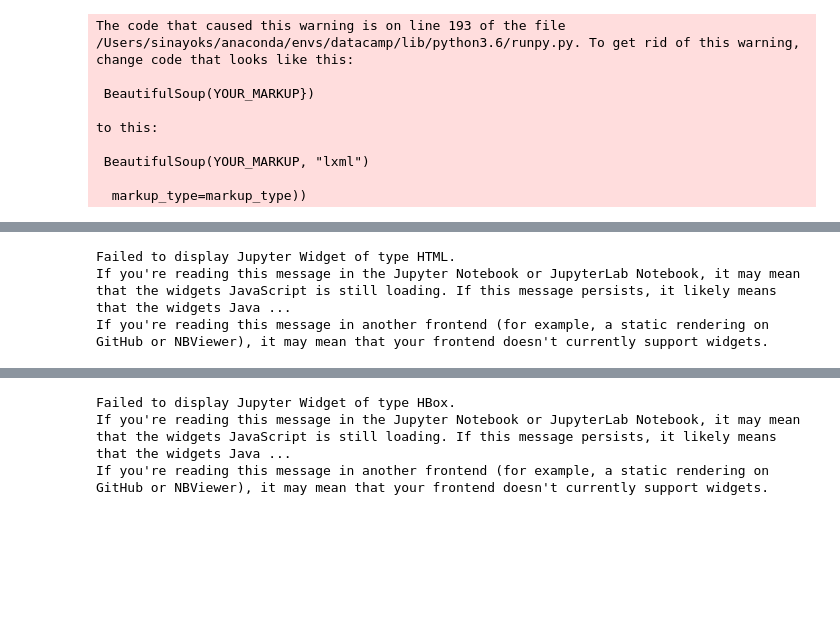
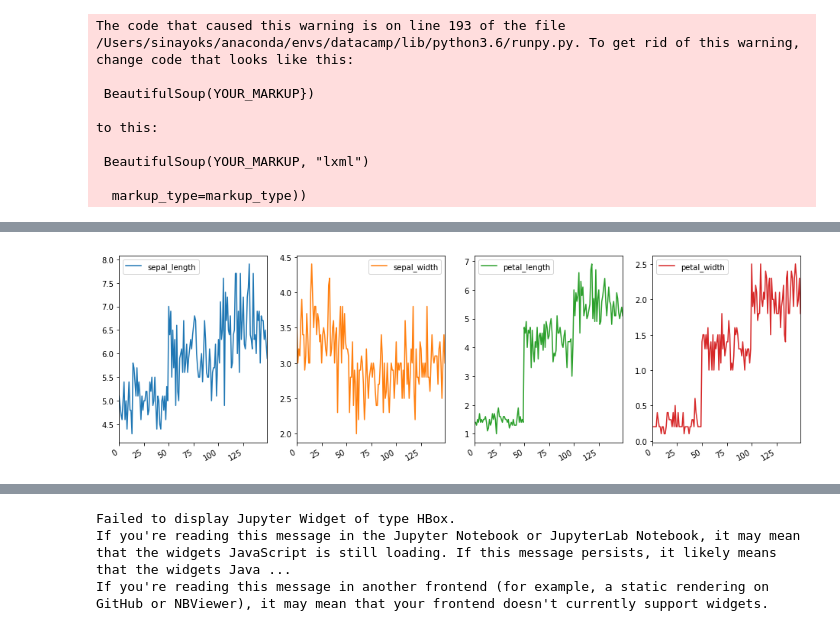
Before and after one commit to samuelsinayoko/specplot, a Jupyter notebook: subplotting_with_pandas_and_seaborn.ipynb, the cells around one changed output, grey strips where cells are left out. Cells and saved outputs as stored; diff of their text form; code cells hidden in the pictures; blank space fills up the shorter version.

Commit message:
Add static demo and refactor interactive demo

```diff
--- a/subplotting_with_pandas_and_seaborn.ipynb
+++ b/subplotting_with_pandas_and_seaborn.ipynb
@@ -45,17 +45,0 @@ def get_dataset(name):
-# %%
-kind = ipywidgets.Dropdown(options=['line', 'hist', 'box', 'density', 'area'], index=0, description='kind')
-bins = ipywidgets.IntSlider(min=10, max=100, step=5, value=10, description='bins')
-dataset_widget = ipywidgets.widgets.Dropdown(options=datasets, index=0, description='dataset')
-ncol_widget = ipywidgets.widgets.IntSlider(min=1, max=5, value=2, description='ncols')
-
-
-def display_bins_if_hist(*args):
-    if kind.value == 'hist':
-        bins.layout.visibility = 'visible'
-    else:
-        bins.layout.visibility = 'hidden'
-
-kind.observe(display_bins_if_hist, 'value')
-# %%
-df = get_dataset('tips')
-df.shape
@@ -125,8 +46,10 @@ ipywidgets.HTML(style + dg.style._repr_html_()[25:])
-# %%
-dphtml = r'<link rel="stylesheet" type="text/css" media="screen" href="css-table.css" />' + '\n'
-dphtml += dg.to_html()
-ipywidgets.HTML(dphtml)
-# %% [output]
-Failed to display Jupyter Widget of type HTML.
-If you're reading this message in the Jupyter Notebook or JupyterLab Notebook, it may mean that the widgets JavaScript is still loading. If this message persists, it likely means that the widgets Java ...
-If you're reading this message in another frontend (for example, a static rendering on GitHub or NBViewer), it may mean that your frontend doesn't currently support widgets.
+# %%
+def pandas_subplots_demo(dataset_name, kind='line', figsize=(16, 5), **kwargs):
+    df = get_dataset(dataset_name)
+    ncol = df.shape[1]
+    nrow = -1  # as many rows as necessary to plot dataframe's columns given ncol
+    df.plot(subplots=True, layout=(nrow, ncol), kind=kind, figsize=figsize, **kwargs);
+# %%
+pandas_subplots_demo('iris', kind='line')
+# %% [output]
+[figure, added]
```
Also changed, not shown: parts of 14 cells of this notebook.
